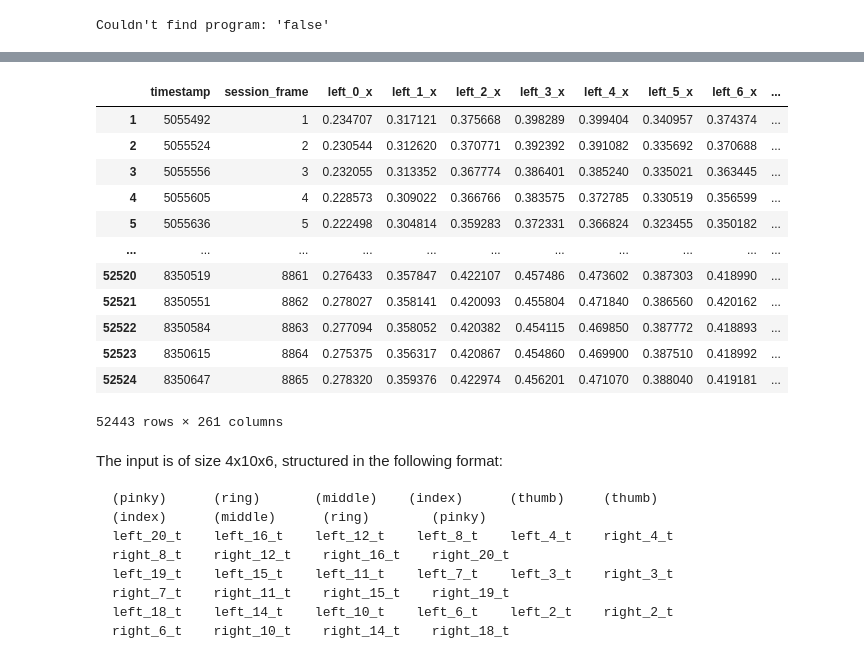
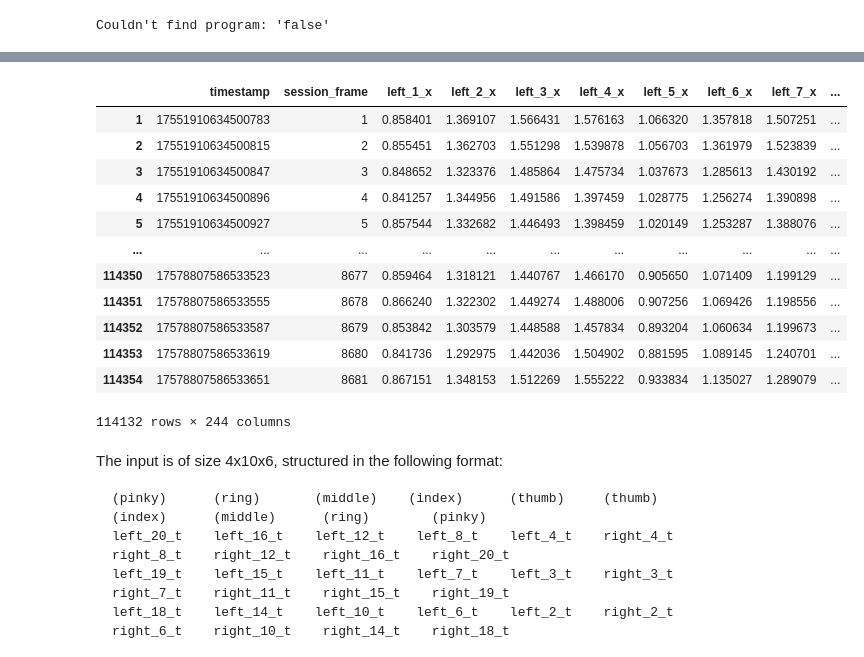
Before and after one commit to Samanbz/AirKeyboard, a Jupyter notebook: preprocess.ipynb, the cells around one changed output, grey strips where cells are left out. Cells and saved outputs as stored; diff of their text form; code cells hidden in the pictures.

```diff
--- a/preprocess.ipynb
+++ b/preprocess.ipynb
@@ -13,11 +13,12 @@ if module_path not in sys.path:
     sys.path.append(module_path)
 # %%
 # In the data directory look for data bundles (directories with 2 csv files key_events.csv and landmarks.csv)
-data_dir = "data"
+data_dir = "C:\\Users\\saman\\Dev\\AirKeyboardGUI\\out\\build\\x64-release\\AirKeyboardGUI\\logs"
 data_bundles = [
     os.path.join(data_dir, d)
     for d in os.listdir(data_dir)
     if os.path.isdir(os.path.join(data_dir, d))
 ]
-print(f"Found {len(data_bundles)} data bundles:\n {"\n".join(data_bundles)}")
+
+print(f"Found {len(data_bundles)} data bundles:\n" + "\n".join(data_bundles))
 # %% [output]
@@ -38,6 +46,9 @@ def load_data(bundle_path):
 
     key_events = pd.read_csv(key_events_path)
     landmarks = pd.read_csv(landmarks_path)
+    bundle_timestamp = os.path.basename(bundle_path).split("_")[-1]
+    key_events["timestamp"] = key_events["timestamp"] + int(bundle_timestamp)
+    landmarks["timestamp"] = landmarks["timestamp"] + int(bundle_timestamp)
 
     return key_events, landmarks
 
@@ -226,9 +238,6 @@ from scancode_mapping import SCANCODE_MAP
 
 
 delay_ms = 37
-
-# load the key events dataset (if not already loaded)
-key_events = pd.read_csv(os.path.join(data_bundles[0], "key_events.csv"))
 
 # Create a copy of the landmarks timestamp with the delay removed.
 landmarks_pivot["adjusted_timestamp"] = landmarks_pivot["timestamp"] - delay_ms
@@ -237,45 +246,52 @@ landmarks_pivot["adjusted_timestamp"] = landmarks_pivot["timestamp"] - delay_ms
 matched_frames = pd.merge_asof(
     landmarks_pivot.sort_values("adjusted_timestamp"),
     key_events.sort_values("timestamp"),
     left_on="adjusted_timestamp",
     right_on="timestamp",
     direction="nearest",
     suffixes=("", "_key"),
-    tolerance=50,  # Only merge if within 50ms
+    tolerance=30,  # Only merge if within 30ms
 )
 
 matched_frames.sort_values(by=["timestamp", "session_frame"], inplace=True)
 matched_frames["char"] = matched_frames["scancode"].map(SCANCODE_MAP).str.upper()
 
 
 # Create an uppercase label consisting of the key and whether it was DOWN (pressed=1) or UP (pressed=0)
 matched_frames["label"] = matched_frames.apply(
     lambda row: (
         f"{row['char']}_{'DOWN' if row['pressed'] == 1 else 'UP'}"
         if pd.notnull(row["char"])
         else "NO_KEY"
     ),
     axis=1,
 )
 
 # Drop rows where any coordinates are NaN (indicating missing hand data)
 matched_frames = matched_frames.dropna(
     subset=[
         col for col in matched_frames.columns if any(axis in col for axis in ["_x", "_y", "_z"])
     ]
 )
-matched_frames
+
+# Remove unnecessary columns
+data = matched_frames.drop(
+    columns=["timestamp_key", "adjusted_timestamp", "vkey", "scancode", "char"]
+)
+# Remove wrist columns
+data = data.drop(columns=[col for col in data.columns if "_0" in col])
+data
 # %% [output]
-|  | timestamp | session_frame | left_0_x | left_1_x | left_2_x | left_3_x | left_4_x | left_5_x | left_6_x | ... |
-| 1 | 5055492 | 1 | 0.234707 | 0.317121 | 0.375668 | 0.398289 | 0.399404 | 0.340957 | 0.374374 | ... |
-| 2 | 5055524 | 2 | 0.230544 | 0.312620 | 0.370771 | 0.392392 | 0.391082 | 0.335692 | 0.370688 | ... |
-| 3 | 5055556 | 3 | 0.232055 | 0.313352 | 0.367774 | 0.386401 | 0.385240 | 0.335021 | 0.363445 | ... |
-| 4 | 5055605 | 4 | 0.228573 | 0.309022 | 0.366766 | 0.383575 | 0.372785 | 0.330519 | 0.356599 | ... |
-| 5 | 5055636 | 5 | 0.222498 | 0.304814 | 0.359283 | 0.372331 | 0.366824 | 0.323455 | 0.350182 | ... |
+|  | timestamp | session_frame | left_1_x | left_2_x | left_3_x | left_4_x | left_5_x | left_6_x | left_7_x | ... |
+| 1 | 17551910634500783 | 1 | 0.858401 | 1.369107 | 1.566431 | 1.576163 | 1.066320 | 1.357818 | 1.507251 | ... |
+| 2 | 17551910634500815 | 2 | 0.855451 | 1.362703 | 1.551298 | 1.539878 | 1.056703 | 1.361979 | 1.523839 | ... |
+| 3 | 17551910634500847 | 3 | 0.848652 | 1.323376 | 1.485864 | 1.475734 | 1.037673 | 1.285613 | 1.430192 | ... |
+| 4 | 17551910634500896 | 4 | 0.841257 | 1.344956 | 1.491586 | 1.397459 | 1.028775 | 1.256274 | 1.390898 | ... |
+| 5 | 17551910634500927 | 5 | 0.857544 | 1.332682 | 1.446493 | 1.398459 | 1.020149 | 1.253287 | 1.388076 | ... |
 | ... | ... | ... | ... | ... | ... | ... | ... | ... | ... | ... |
-| 52520 | 8350519 | 8861 | 0.276433 | 0.357847 | 0.422107 | 0.457486 | 0.473602 | 0.387303 | 0.418990 | ... |
-| 52521 | 8350551 | 8862 | 0.278027 | 0.358141 | 0.420093 | 0.455804 | 0.471840 | 0.386560 | 0.420162 | ... |
-| 52522 | 8350584 | 8863 | 0.277094 | 0.358052 | 0.420382 | 0.454115 | 0.469850 | 0.387772 | 0.418893 | ... |
-| 52523 | 8350615 | 8864 | 0.275375 | 0.356317 | 0.420867 | 0.454860 | 0.469900 | 0.387510 | 0.418992 | ... |
-| 52524 | 8350647 | 8865 | 0.278320 | 0.359376 | 0.422974 | 0.456201 | 0.471070 | 0.388040 | 0.419181 | ... |
+| 114350 | 17578807586533523 | 8677 | 0.859464 | 1.318121 | 1.440767 | 1.466170 | 0.905650 | 1.071409 | 1.199129 | ... |
+| 114351 | 17578807586533555 | 8678 | 0.866240 | 1.322302 | 1.449274 | 1.488006 | 0.907256 | 1.069426 | 1.198556 | ... |
+| 114352 | 17578807586533587 | 8679 | 0.853842 | 1.303579 | 1.448588 | 1.457834 | 0.893204 | 1.060634 | 1.199673 | ... |
+| 114353 | 17578807586533619 | 8680 | 0.841736 | 1.292975 | 1.442036 | 1.504902 | 0.881595 | 1.089145 | 1.240701 | ... |
+| 114354 | 17578807586533651 | 8681 | 0.867151 | 1.348153 | 1.512269 | 1.555222 | 0.933834 | 1.135027 | 1.289079 | ... |
-52443 rows × 261 columns
+114132 rows × 244 columns
```
Also changed, not shown: parts of 7 cells of this notebook, 5 other files.
